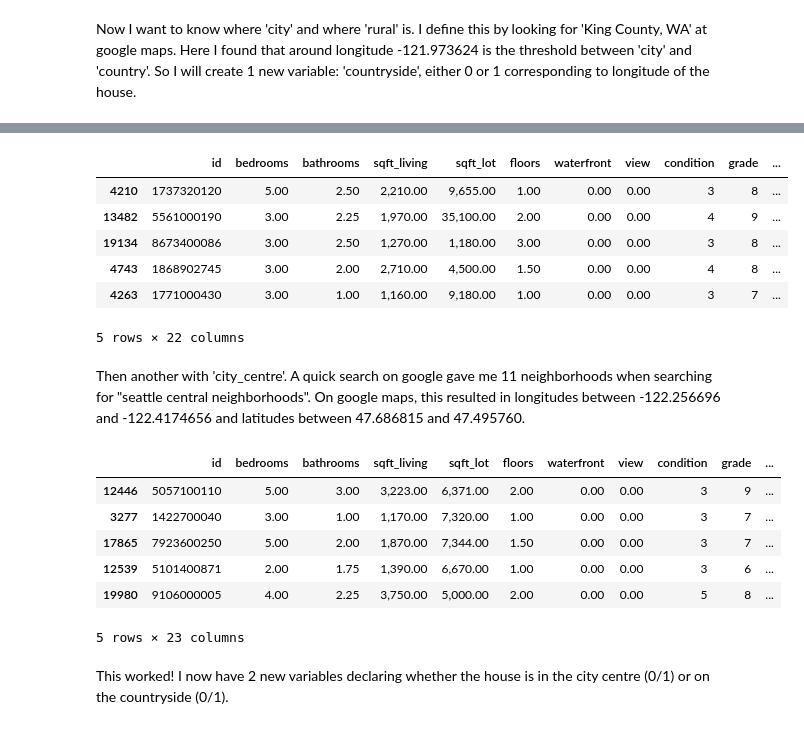
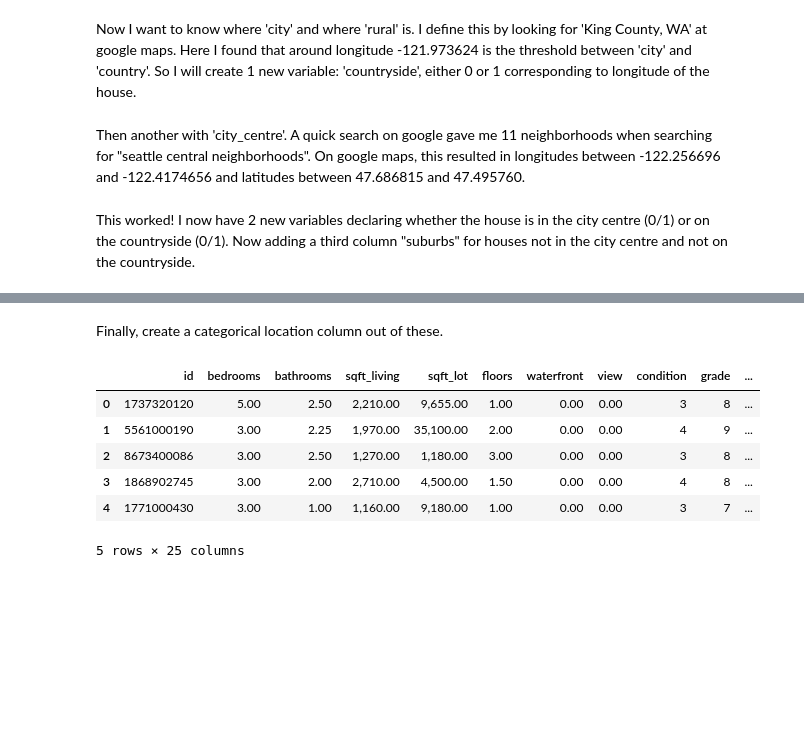
Before and after one commit to kifrie/EDA_HousingMarket, a Jupyter notebook: EDA.ipynb, the cells around one changed output, grey strips where cells are left out. Saved outputs shown, nothing was run; the diff lists cells and outputs as text; code cells hidden in the pictures; blank space fills up the shorter version.

```diff
--- a/EDA.ipynb
+++ b/EDA.ipynb
@@ -202,20 +186,11 @@ dtype: float64
 observations:
 - missing data for 'waterfront', 'view', 'sqft_basement', 'yr_renovated'
 # %%
-##change data types of date columns to datetime
+##change data type of date column to datetime
 
 # change 'date' to Y-m-d datetime data type
 df_housing['date'] = pd.to_datetime(df_housing['date'], format = '%Y-%m-%d')
 type(df_housing['date'][0])
-
-# change 'yr_built' to Y datetime data type
-df_housing['yr_built'] = pd.to_datetime(df_housing['yr_built'], format = '%Y')
-type(df_housing['yr_built'][0])
-
-# change 'yr_renovated' to Y-m-d datetime data type
-#df_housing['yr_renovated'] = pd.to_datetime(df_housing['yr_renovated'], format = '%Y')
-#type(df_housing['yr_renovated'][0])
-# problem here because of missing data! 'time data '0' does not match format '%Y' (match)'
 # %% [output]
 pandas._libs.tslibs.timestamps.Timestamp
 # %%
@@ -243,10 +218,11 @@ df_housing.query('yr_renovated == 0')
 That's 17005 rows without info about the renovation. Will assume 0 == no renovation took place. Will recode it to NaN.
 # %%
 ## recode yr_renovated = 0 to NaN and then change data type to datetime
-df_housing['yr_renovated'] = df_housing['yr_renovated'].replace({'0':np.nan, 0:np.nan})
+#df_housing['yr_renovated'] = df_housing['yr_renovated'].replace({'0':np.nan, 0:np.nan})
 df_housing['yr_renovated'].head()
 
 df_housing['yr_renovated'].isnull().sum()
 # now 20853 missing values --> renovation info only for 744 houses (for sure)
 df_housing['yr_renovated'].nunique()
+df_housing.describe()
 # %% [output]
@@ -254,5 +252,5 @@ df_housing['yr_renovated'].nunique()
 # %%
 ## Now, try to convert to datetime data type again
-df_housing['yr_renovated'] = pd.to_datetime(df_housing['yr_renovated'], format = '%Y')
+#df_housing['yr_renovated'] = pd.to_datetime(df_housing['yr_renovated'], format = '%Y')
 type(df_housing['yr_renovated'][0])
 # %% [output]
@@ -397,40 +420,32 @@ sns.heatmap(df_housing2.corr(), annot=False, cmap='coolwarm')
 Now I want to know where 'city' and where 'rural' is.
 I define this by looking for 'King County, WA' at google maps.
 Here I found that around longitude -121.973624 is the threshold between 'city' and 'country'. So I will create 1 new variable: 'countryside', either 0 or 1 corresponding to longitude of the house.
+# %% [markdown]
+
+Then another with 'city_centre'. A quick search on google gave me 11 neighborhoods when searching for "seattle central neighborhoods". On google maps, this resulted in longitudes between -122.256696 and -122.4174656 and latitudes between 47.686815 and 47.495760.
+# %% [markdown]
+This worked! I now have 2 new variables declaring whether the house is in the city centre (0/1) or on the countryside (0/1). Now adding a third column "suburbs" for houses not in the city centre and not on the countryside.
 # %% [markdown]
 <img src="city_country.png" width = 500>
+# %% [markdown]
+Finally, create a categorical location column out of these.
 # %%
 ## Create a dummy classifier for countryside or not
 df_housing2['countryside'] = np.where(df_housing2.long > -121.973624, 1, 0)
+## Create a dummy classifier for city centre or not
+df_housing2['city_centre'] = np.where((df_housing2.long > -122.417465) & (df_housing2.long < -122.256696) & (df_housing2.lat < 47.686815) & (df_housing2.lat > 47.495760) , 1, 0)
+## Create a dummy classifier for suburbs or not
+df_housing2["suburbs"] = np.where((df_housing2["city_centre"]== 0) & (df_housing2["countryside"] == 0), 1, 0)
 
-## Create a dummy classifier for city centre or not
+## Create categorical column for location (=countryside/city_centre/suburbs)
+df_housing2['location'] = np.select([df_housing2['suburbs'] == 1, df_housing2['countryside'] == 1, df_housing2['city_centre'] == 1], ["suburbs","countryside", "city_centre" ], default=np.nan)
+
 df_housing2.head()
 # %% [output]
 |  | id | bedrooms | bathrooms | sqft_living | sqft_lot | floors | waterfront | view | condition | grade | ... |
-| 4210 | 1737320120 | 5.00 | 2.50 | 2,210.00 | 9,655.00 | 1.00 | 0.00 | 0.00 | 3 | 8 | ... |
-| 13482 | 5561000190 | 3.00 | 2.25 | 1,970.00 | 35,100.00 | 2.00 | 0.00 | 0.00 | 4 | 9 | ... |
-| 19134 | 8673400086 | 3.00 | 2.50 | 1,270.00 | 1,180.00 | 3.00 | 0.00 | 0.00 | 3 | 8 | ... |
-| 4743 | 1868902745 | 3.00 | 2.00 | 2,710.00 | 4,500.00 | 1.50 | 0.00 | 0.00 | 4 | 8 | ... |
-| 4263 | 1771000430 | 3.00 | 1.00 | 1,160.00 | 9,180.00 | 1.00 | 0.00 | 0.00 | 3 | 7 | ... |
+| 0 | 1737320120 | 5.00 | 2.50 | 2,210.00 | 9,655.00 | 1.00 | 0.00 | 0.00 | 3 | 8 | ... |
+| 1 | 5561000190 | 3.00 | 2.25 | 1,970.00 | 35,100.00 | 2.00 | 0.00 | 0.00 | 4 | 9 | ... |
+| 2 | 8673400086 | 3.00 | 2.50 | 1,270.00 | 1,180.00 | 3.00 | 0.00 | 0.00 | 3 | 8 | ... |
+| 3 | 1868902745 | 3.00 | 2.00 | 2,710.00 | 4,500.00 | 1.50 | 0.00 | 0.00 | 4 | 8 | ... |
+| 4 | 1771000430 | 3.00 | 1.00 | 1,160.00 | 9,180.00 | 1.00 | 0.00 | 0.00 | 3 | 7 | ... |
-5 rows × 22 columns
+5 rows × 25 columns
-# %% [markdown]
-
-Then another with 'city_centre'. A quick search on google gave me 11 neighborhoods when searching for "seattle central neighborhoods". On google maps, this resulted in longitudes between -122.256696 and -122.4174656 and latitudes between 47.686815 and 47.495760.
-# %%
-
-
-## Create a dummy classifier for countryside or not
-df_housing2['city_centre'] = np.where((df_housing2.long > -122.417465) & (df_housing2.long < -122.256696) & (df_housing2.lat < 47.686815) & (df_housing2.lat > 47.495760) , 1, 0)
-
-## Create a dummy classifier for city centre or not
-df_housing2.tail()
-# %% [output]
-|  | id | bedrooms | bathrooms | sqft_living | sqft_lot | floors | waterfront | view | condition | grade | ... |
-| 12446 | 5057100110 | 5.00 | 3.00 | 3,223.00 | 6,371.00 | 2.00 | 0.00 | 0.00 | 3 | 9 | ... |
-| 3277 | 1422700040 | 3.00 | 1.00 | 1,170.00 | 7,320.00 | 1.00 | 0.00 | 0.00 | 3 | 7 | ... |
-| 17865 | 7923600250 | 5.00 | 2.00 | 1,870.00 | 7,344.00 | 1.50 | 0.00 | 0.00 | 3 | 7 | ... |
-| 12539 | 5101400871 | 2.00 | 1.75 | 1,390.00 | 6,670.00 | 1.00 | 0.00 | 0.00 | 3 | 6 | ... |
-| 19980 | 9106000005 | 4.00 | 2.25 | 3,750.00 | 5,000.00 | 2.00 | 0.00 | 0.00 | 5 | 8 | ... |
-5 rows × 23 columns
-# %% [markdown]
-This worked! I now have 2 new variables declaring whether the house is in the city centre (0/1) or on the countryside (0/1).
```
Also changed, not shown: parts of 100 cells of this notebook.
